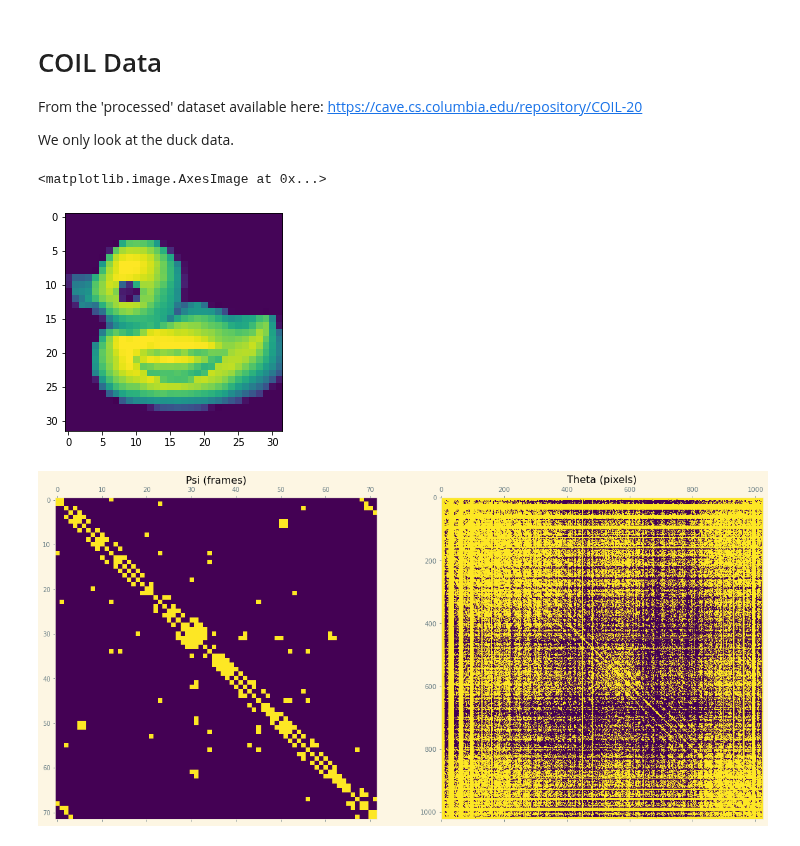
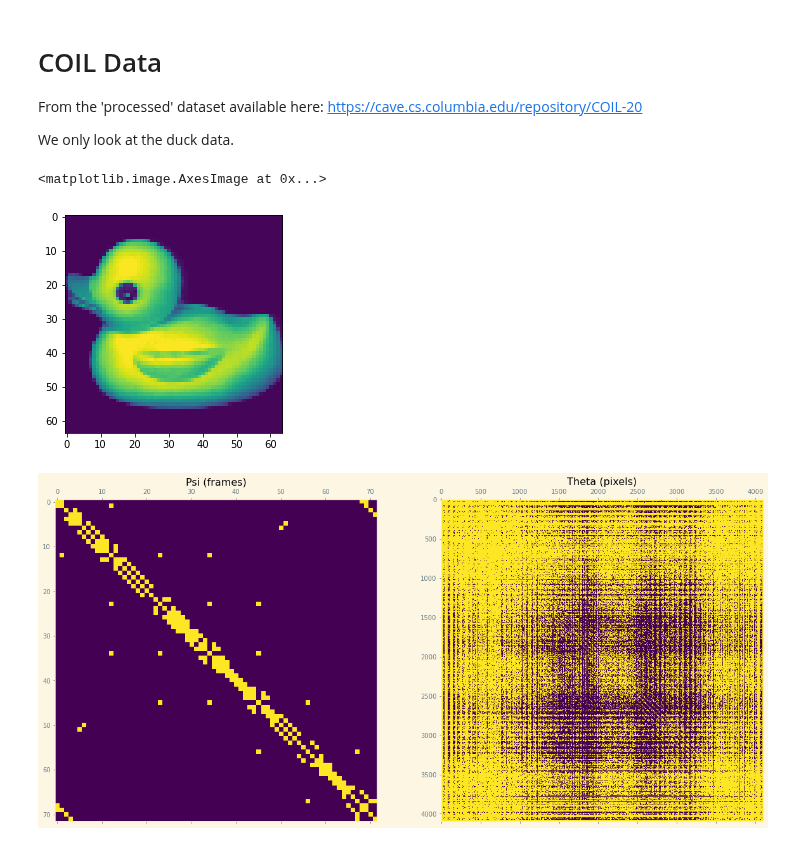
Before and after one commit to BaileyAndrew/antGLasso-Implementation, a Jupyter notebook: Python Implementation/Notebooks/coil.ipynb, the cells around one changed output. Saved outputs shown, nothing was run; the diff lists cells and outputs as text; code cells hidden in the pictures.

```diff
--- a/Python Implementation/Notebooks/coil.ipynb
+++ b/Python Implementation/Notebooks/coil.ipynb
@@ -37,18 +37,21 @@ From the 'processed' dataset available here: https://cave.cs.columbia.edu/reposi
 
 We only look at the duck data.
 # %%
-# Here we load the image, and then drop every second pixel to reduce the image size
-# to be a more manageable 32 by 32.  In the BiGLasso paper, they considered 9 by 9
+# Here we load the image, and optionally drop every `imsize_factor`th pixel
+# if we want to minimize pixels.  In the BiGLasso paper, they considered 9 by 9
+# We consider the 64x64 case
 import glob
+imsize_factor = 2
+imsize = 128 // imsize_factor
 files = sorted(glob.glob('../../Data/coil-20-proc/*.png'))
 duck_mat = np.array(
-    [np.array(Image.open(f))[::4, ::4].reshape(32*32) for f in files]
-).reshape((20, 72, 32*32))
+    [np.array(Image.open(f))[::imsize_factor, ::imsize_factor].reshape(imsize**2) for f in files]
+).reshape((20, 72, imsize**2))
 duck_mat.shape # object, frame, flattened pixel
-plt.imshow(duck_mat[10, 0].reshape(32, 32))
+plt.imshow(duck_mat[10, 0].reshape(imsize, imsize))
 # %% [output]
 <matplotlib.image.AxesImage at 0x...>
-[figure, old version]
+[figure, new version]
 # %%
 T, S = nonparanormal_skeptic(duck_mat[10][np.newaxis, ...])
 # %%
@@ -83,4 +86,4 @@ with plt.style.context('Solarize_Light2'):
     #    ax2.axhline(64*i)
     fig.savefig('../../Plots/Duck/anBiGLasso Performance.png')
 # %% [output]
-[figure, old version]
+[figure, new version]
```
Also changed, not shown: 1 other file.
